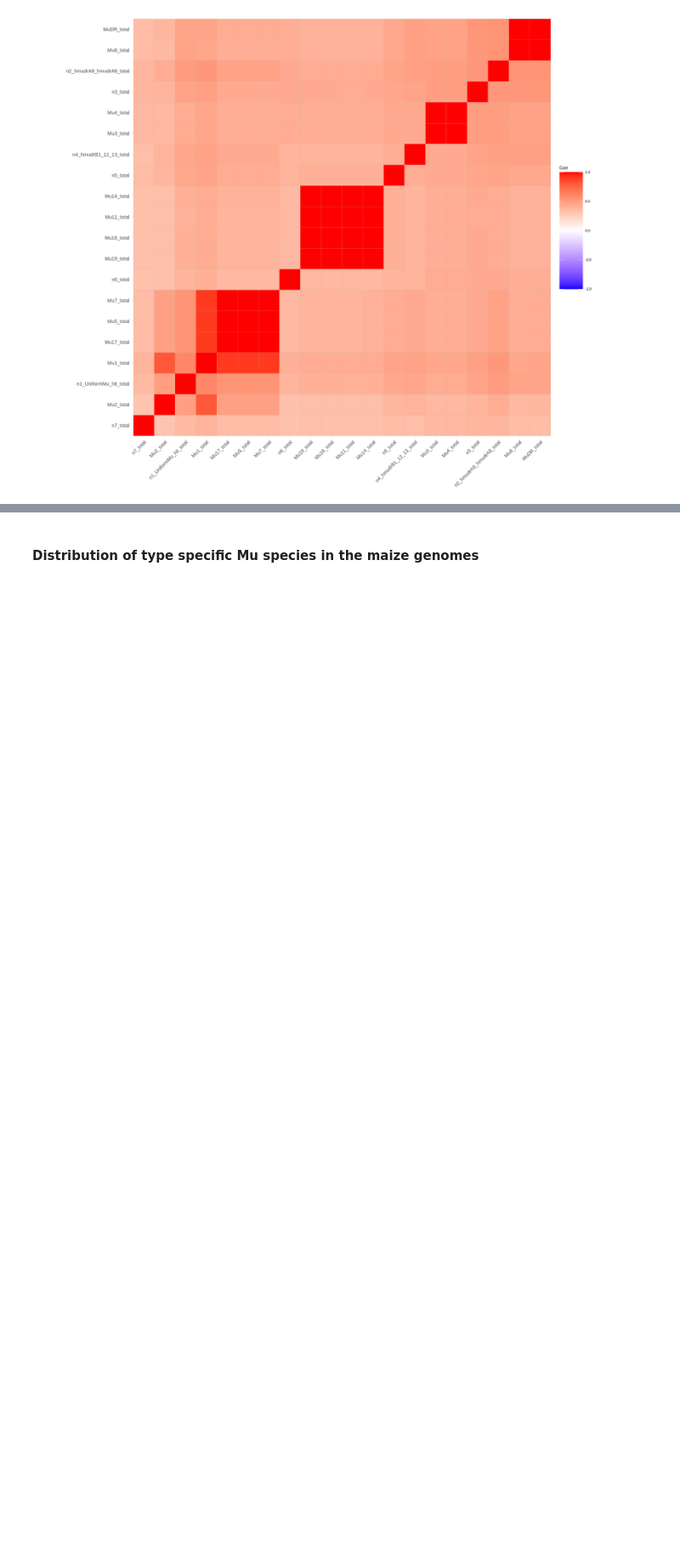
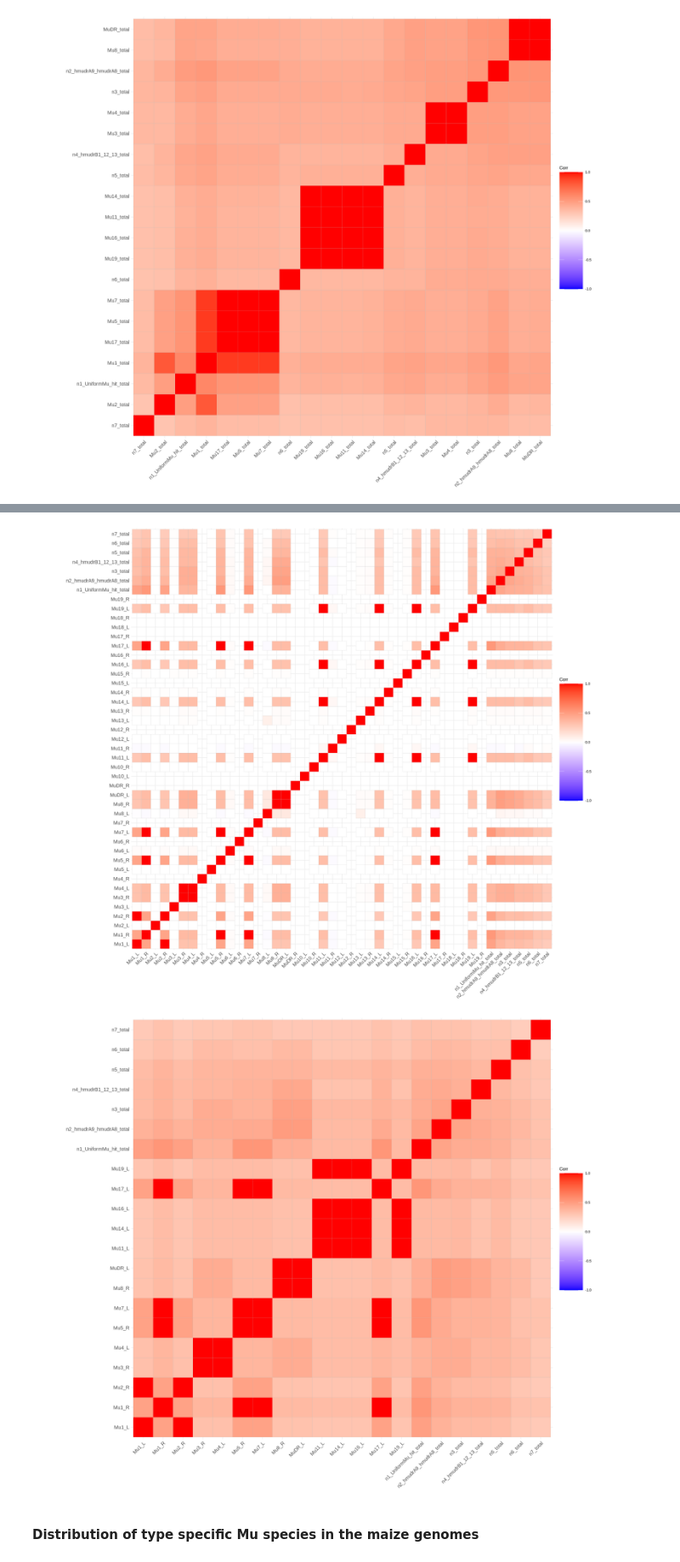
Before and after one commit to tgstoecker/MuWU, a Jupyter notebook: workflow/notebooks/te_typing_analysis.ipynb, the cells around one changed output, grey strips where cells are left out. Shown at 85% size. Saved outputs shown, nothing was run; the diff lists cells and outputs as text; code cells hidden in the pictures; blank space fills up the shorter version.

```diff
--- a/workflow/notebooks/te_typing_analysis.ipynb
+++ b/workflow/notebooks/te_typing_analysis.ipynb
@@ -686,3 +681,68 @@ Warning message in cor(., method = "pearson"):
 [figure]
 [figure]
 [figure]
+# %%
+B73_Mu_merged %>%
+    filter(lib != "Museq_3") %>%
+    filter(StartReads >= 5) %>%
+    filter(EndReads >= 5) %>%
+    select(Mu1_L, Mu1_R,
+           Mu2_L, Mu2_R,
+           Mu3_L, Mu3_R,
+           Mu4_L, Mu4_R,
+           Mu5_L, Mu5_R,
+           Mu6_L, Mu6_R,
+           Mu7_L, Mu7_R,
+           Mu8_L, Mu8_R,
+           MuDR_L, MuDR_R,
+           Mu10_L, Mu10_R,
+           Mu11_L, Mu11_R,
+           Mu12_L, Mu12_R,
+           Mu13_L, Mu13_R,
+           Mu14_L, Mu14_R,
+           Mu15_L, Mu15_R,
+           Mu16_L, Mu16_R,
+           Mu17_L, Mu17_R,
+           Mu18_L, Mu18_R,
+           Mu19_L, Mu19_R,
+           n1_UniformMu_hit_total,
+           n2_hmudrA9_hmudrA8_total,
+           n3_total,
+           n4_hmudrB1_12_13_total,
+           n5_total,
+           n6_total,
+           n7_total
+          ) %>%
+    cor(method = "pearson", ) %>%
+      ggcorrplot() +
+        theme(legend.key.size = unit(2, 'cm'))
+
+B73_Mu_merged %>%
+#    filter(lib != "Museq_3") %>%
+    filter(StartReads >= 5) %>%
+    filter(EndReads >= 5) %>%
+    select(Mu1_L, Mu1_R,
+           Mu2_R,
+           Mu3_R,
+           Mu4_L,
+           Mu5_R,
+           Mu7_L,
+           Mu8_R,
+           MuDR_L,
+           Mu11_L,
+           Mu14_L,
+           Mu16_L,
+           Mu17_L,
+           Mu19_L,
+           n1_UniformMu_hit_total,
+           n2_hmudrA9_hmudrA8_total,
+           n3_total,
+           n4_hmudrB1_12_13_total,
+           n5_total,
+           n6_total,
+           n7_total
+          ) %>%
+    cor(method = "pearson", ) %>%
+      ggcorrplot() +
+        theme(legend.key.size = unit(2, 'cm'))
+# %% [output]
@@ -689,2 +751,4 @@ Warning message in cor(., method = "pearson"):
+[figure, added]
+[figure, added]
 # %% [markdown]
 #### Distribution of type specific Mu species in the maize genomes
```
Also changed, not shown: parts of 20 cells of this notebook.
